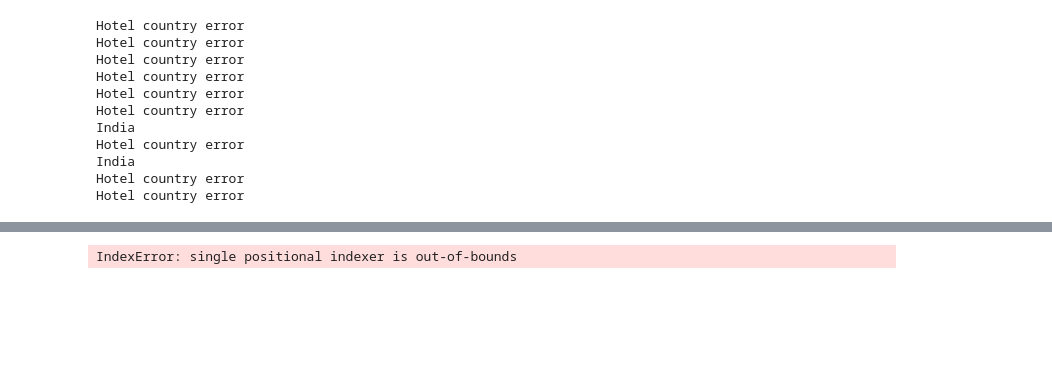
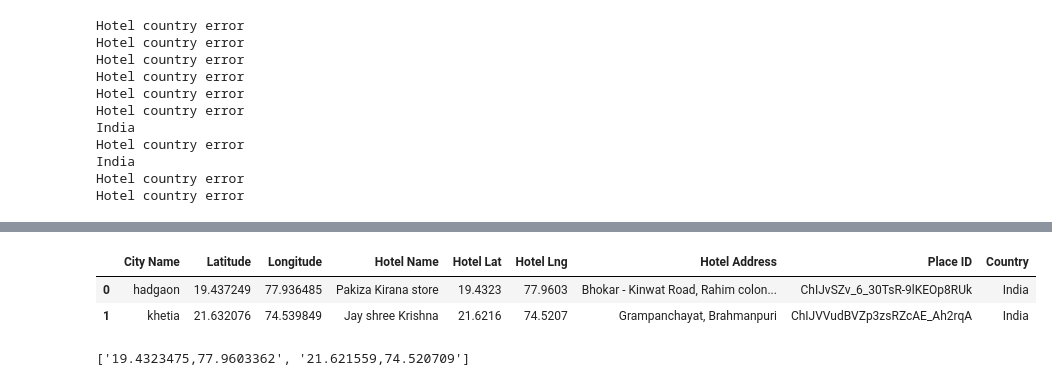
Before and after one commit to annabelcheong/python-api-challenge, a Jupyter notebook: WeatherPy/VacationPy.ipynb, the cells around one changed output, grey strips where cells are left out. Saved outputs shown, nothing was run; the diff lists cells and outputs as text; code cells hidden in the pictures; blank space fills up the shorter version.

```diff
--- a/WeatherPy/VacationPy.ipynb
+++ b/WeatherPy/VacationPy.ipynb
@@ -335,31 +326,24 @@ nearby_hotel
+# %%
+#Reset
+nearby_hotel = nearby_hotel.reset_index(drop=True)
+nearby_hotel
+# %% [output]
+|  | City Name | Latitude | Longitude | Hotel Name | Hotel Lat | Hotel Lng | Hotel Address | Place ID | Country |
+| 0 | hadgaon | 19.437249 | 77.936485 | Pakiza Kirana store | 19.4323 | 77.9603 | Bhokar - Kinwat Road, Rahim colon... | ChIJvSZv_6_30TsR-9lKEOp8RUk | India |
+| 1 | khetia | 21.632076 | 74.539849 | Jay shree Krishna | 21.6216 | 74.5207 | Grampanchayat, Brahmanpuri | ChIJVVudBVZp3zsRZcAE_Ah2rqA | India |
 # %%
 #####ADD MARKERS TO GOOGLE MAP##### EXAMPLE
 #Plot on heatmap the hotels with info of them on the heatmap: Hotel Name, City, Country.
 
 # # Create a list containing coordinates
+# #Loop the hotel location dataframe (dataframe: nearby_hotel)
+# coord_list=[]
+# for index, row in nearby_hotel.iterrows():
 
-# Loop the hotel location dataframe (dataframe: nearby_hotel)
-for index, row in nearby_hotel.iterrows():
-# hotel_lat=nearby_hotel["Hotel Lat"]
-# hotel_lng=nearby_hotel["Hotel Lng"]
-
-    latitude=nearby_hotel.iloc[index]["Hotel Lat"]
-    longitude=nearby_hotel.iloc[index]["Hotel Lng"]
-
-# # Customize the size of the figure
-# figure_layout = {
-#     'width': '400px',
-#     'height': '300px',
-#     'border': '1px solid black',
-#     'padding': '1px',
-#     'margin': '0 auto 0 auto'
-# }
-# fig = gmaps.figure(layout=figure_layout)
-
-# # Assign the marker layer to a variable
-# markers = gmaps.marker_layer(coordinates)
-# # Add the layer to the map
-# fig.add_layer(markers)
-# fig
+#     latitude=nearby_hotel.iloc[index]["Hotel Lat"]
+#     longitude=nearby_hotel.iloc[index]["Hotel Lng"]
+#     coordinates=f"{latitude},{longitude}"
+#     coord_list.append(coordinates)
+# print(coord_list)
 # %% [output]
-IndexError: single positional indexer is out-of-bounds
+['19.4323475,77.9603362', '21.621559,74.520709']
```
Also changed, not shown: parts of 3 cells of this notebook.
